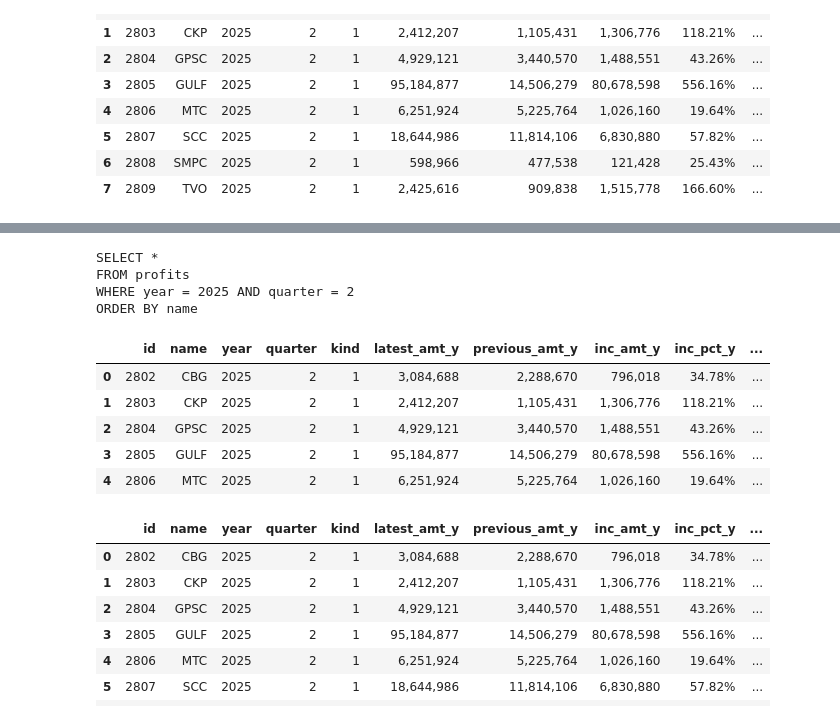
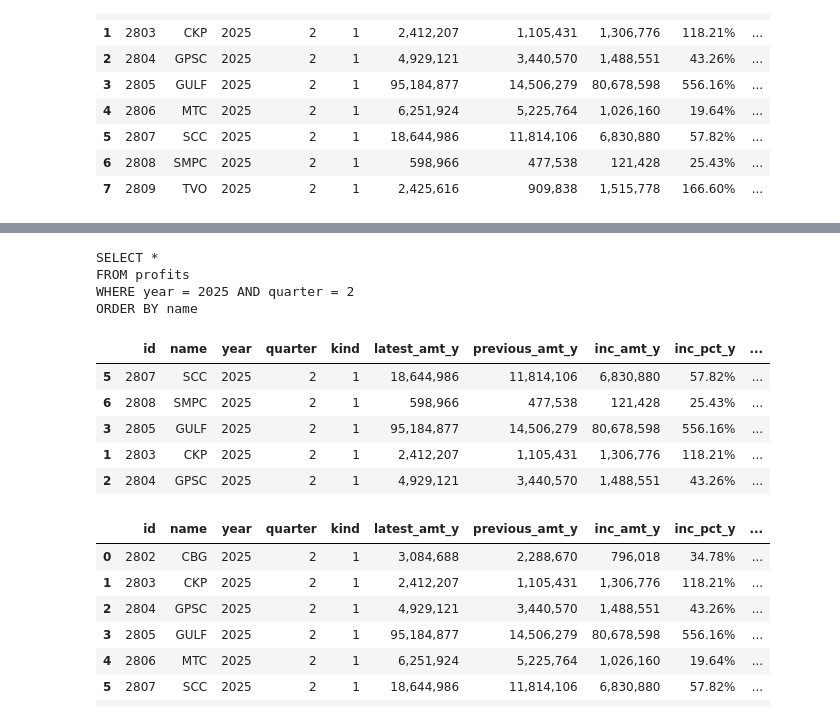
Before and after one commit to santimcs/A5, a Jupyter notebook: Quarterly/240-Create Profits Q2.ipynb, the cells around one changed output, grey strips where cells are left out. Drawn from its saved outputs; the diff is of its cells as text; code cells hidden in the pictures.

```diff
--- a/Quarterly/240-Create Profits Q2.ipynb
+++ b/Quarterly/240-Create Profits Q2.ipynb
@@ -479,24 +421,24 @@ len(rcds)
 # %%
 sql = """
 SELECT *
 FROM profits
 WHERE year = %s AND quarter = %s
 ORDER BY name"""
 sql = sql % (year, quarter)
 print(sql)
 lt_profits = pd.read_sql(sql, conlt)
-lt_profits.head().style.format(format_dict)
+lt_profits.sample(5).style.format(format_dict)
 # %% [output]
 SELECT *
 FROM profits
 WHERE year = 2025 AND quarter = 2
 ORDER BY name
 |  | id | name | year | quarter | kind | latest_amt_y | previous_amt_y | inc_amt_y | inc_pct_y | ... |
-| 0 | 2802 | CBG | 2025 | 2 | 1 | 3,084,688 | 2,288,670 | 796,018 | 34.78% | ... |
+| 5 | 2807 | SCC | 2025 | 2 | 1 | 18,644,986 | 11,814,106 | 6,830,880 | 57.82% | ... |
+| 6 | 2808 | SMPC | 2025 | 2 | 1 | 598,966 | 477,538 | 121,428 | 25.43% | ... |
+| 3 | 2805 | GULF | 2025 | 2 | 1 | 95,184,877 | 14,506,279 | 80,678,598 | 556.16% | ... |
 | 1 | 2803 | CKP | 2025 | 2 | 1 | 2,412,207 | 1,105,431 | 1,306,776 | 118.21% | ... |
 | 2 | 2804 | GPSC | 2025 | 2 | 1 | 4,929,121 | 3,440,570 | 1,488,551 | 43.26% | ... |
-| 3 | 2805 | GULF | 2025 | 2 | 1 | 95,184,877 | 14,506,279 | 80,678,598 | 556.16% | ... |
-| 4 | 2806 | MTC | 2025 | 2 | 1 | 6,251,924 | 5,225,764 | 1,026,160 | 19.64% | ... |
 # %%
 # 1. First replace inf in the DataFrame
 lt_profits['inc_pct_py'] = lt_profits['inc_pct_py'].replace([np.inf, -np.inf], 999.99)
```
Also changed, not shown: parts of 34 cells of this notebook, 5 other files.
